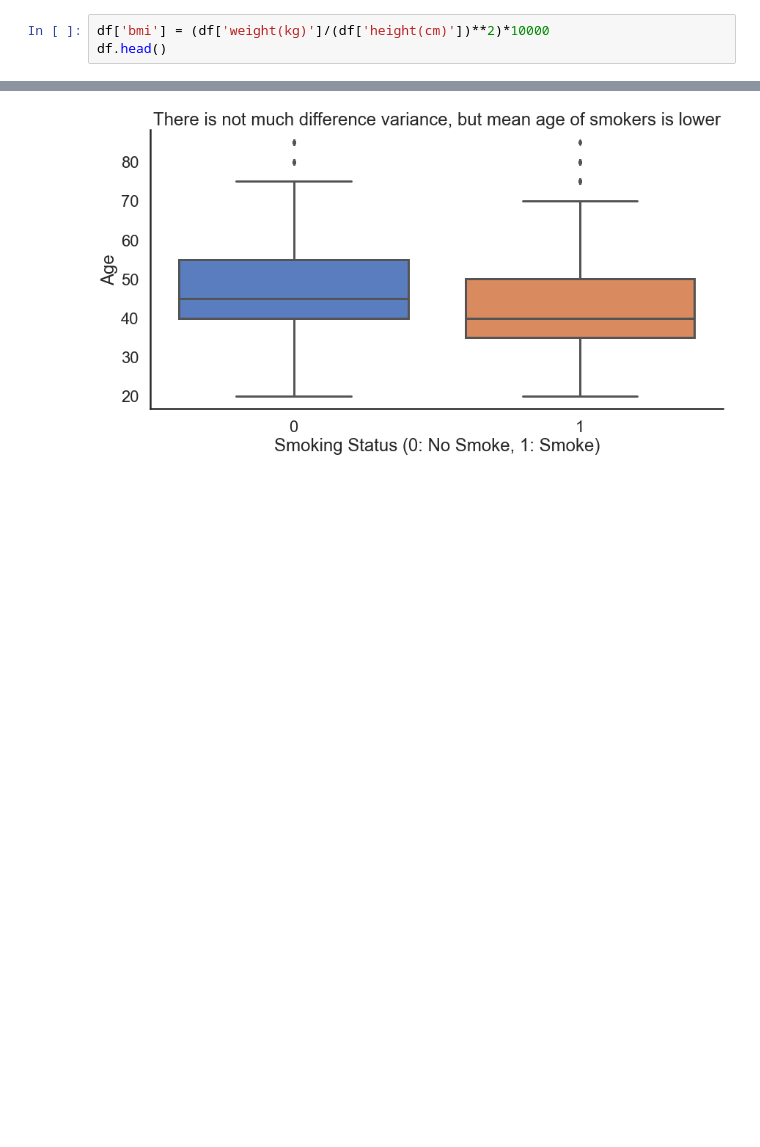
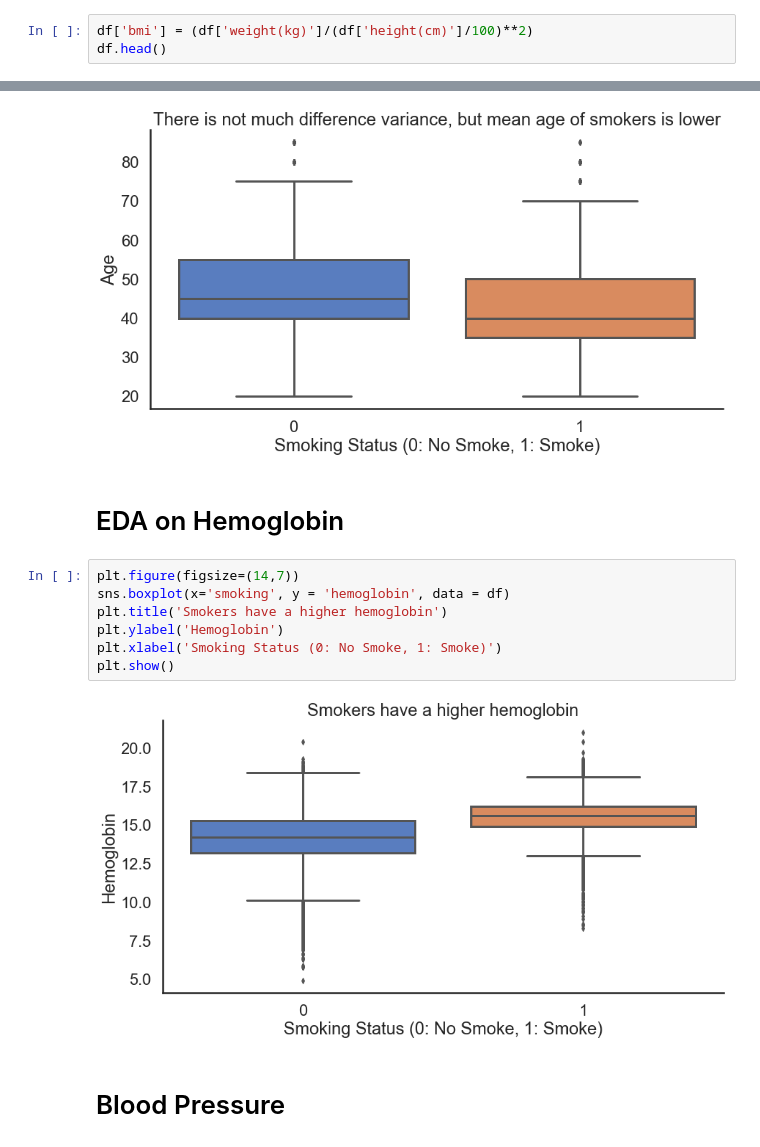
Before and after one commit to Kartikullal/smoker-status, a Jupyter notebook: EDA/initial_playground.ipynb, the cells around one changed output, grey strips where cells are left out. Cells and saved outputs as stored; diff of their text form; blank space fills up the shorter version.

```diff
--- a/EDA/initial_playground.ipynb
+++ b/EDA/initial_playground.ipynb
@@ -171,7 +174,7 @@ plt.show()
 #### (Easier to work with than height and weight seperately)
 #### Height and Weight have high correlation
 # %%
-df['bmi'] = (df['weight(kg)']/(df['height(cm)'])**2)*10000
+df['bmi'] = (df['weight(kg)']/(df['height(cm)']/100)**2)
 df.head()
 # %% [output]
 |  | id | age | height(cm) | weight(kg) | waist(cm) | eyesight(left) | eyesight(right) | hearing(left) | ... |
@@ -297,3 +300,16 @@ plt.xlabel('Smoking Status (0: No Smoke, 1: Smoke)')
 plt.show()
 # %% [output]
 [figure]
+# %% [markdown]
+# EDA on Hemoglobin
+# %%
+plt.figure(figsize=(14,7))
+sns.boxplot(x='smoking', y = 'hemoglobin', data = df)
+plt.title('Smokers have a higher hemoglobin')
+plt.ylabel('Hemoglobin')
+plt.xlabel('Smoking Status (0: No Smoke, 1: Smoke)')
+plt.show()
+# %% [output]
+[figure, added]
+# %% [markdown]
+# Blood Pressure
```
Also changed, not shown: parts of 55 cells of this notebook, 3 other files.
